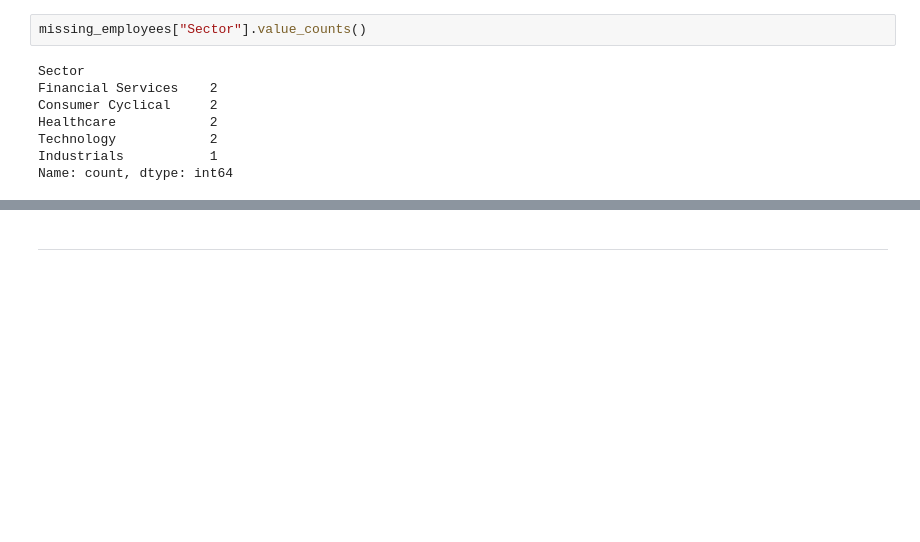
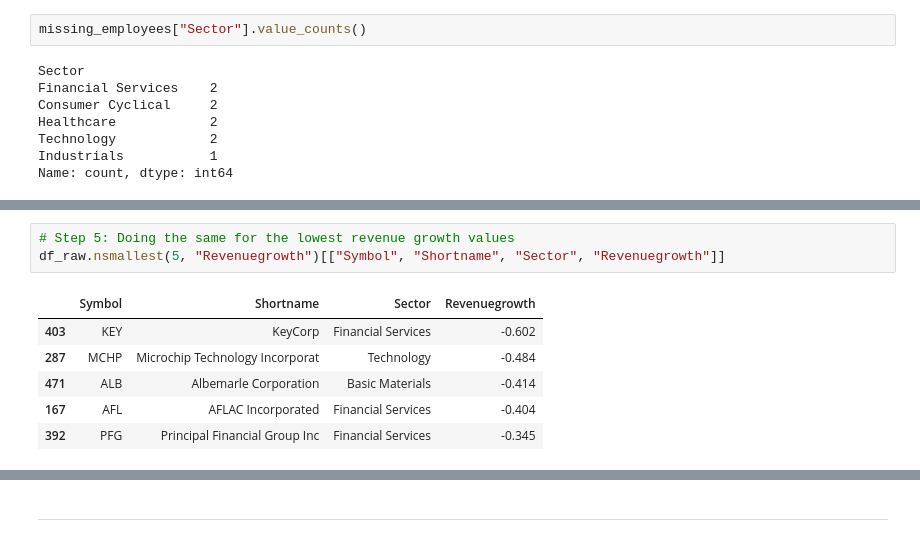
Before and after one commit to Tobolove/sp500-tech-concentration-analysis, a Jupyter notebook: analysis.ipynb, the cells around one changed output, grey strips where cells are left out. Saved outputs shown, nothing was run; the diff lists cells and outputs as text; blank space fills up the shorter version.

```diff
--- a/analysis.ipynb
+++ b/analysis.ipynb
@@ -263,0 +348,10 @@ Name: count, dtype: int64
+# %%
+# Step 5: Doing the same for the lowest revenue growth values
+df_raw.nsmallest(5, "Revenuegrowth")[["Symbol", "Shortname", "Sector", "Revenuegrowth"]]
+# %% [output]
+|  | Symbol | Shortname | Sector | Revenuegrowth |
+| 403 | KEY | KeyCorp | Financial Services | -0.602 |
+| 287 | MCHP | Microchip Technology Incorporat | Technology | -0.484 |
+| 471 | ALB | Albemarle Corporation | Basic Materials | -0.414 |
+| 167 | AFL | AFLAC Incorporated | Financial Services | -0.404 |
+| 392 | PFG | Principal Financial Group Inc | Financial Services | -0.345 |
```
Also changed, not shown: parts of 17 cells of this notebook.
